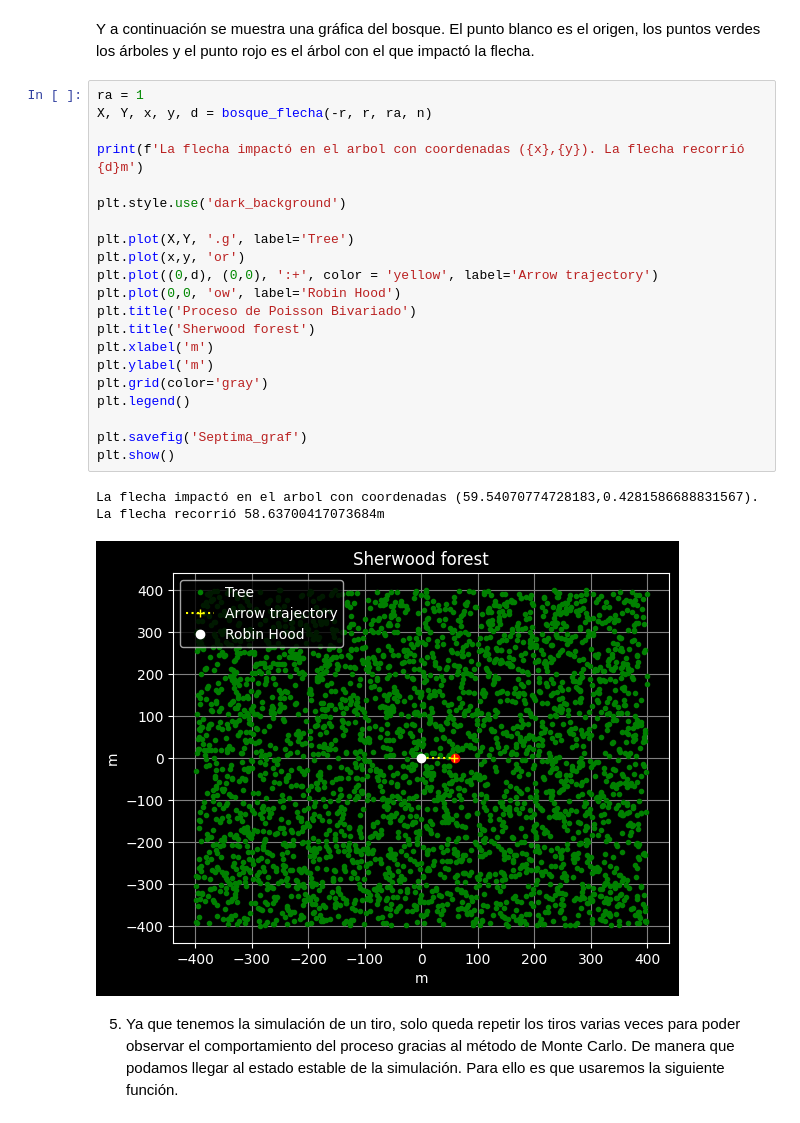
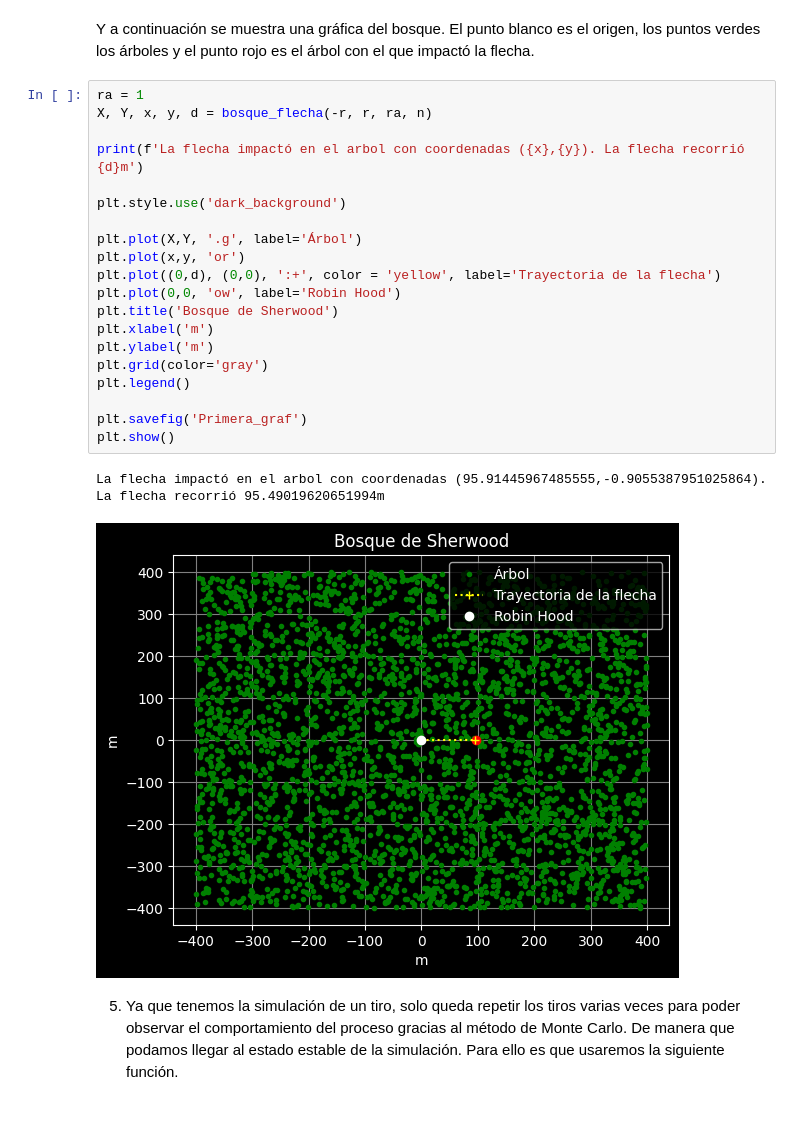
Before and after one commit to Vixuz144/Simu2, a Jupyter notebook: Robin_Hood[ES].ipynb, the cells around one changed output. Cells and saved outputs as stored; diff of their text form.

```diff
--- a/Robin_Hood[ES].ipynb
+++ b/Robin_Hood[ES].ipynb
@@ -92,27 +92,26 @@ Y a continuación se muestra una gráfica del bosque. El punto blanco es el orig
 # %%
 ra = 1
 X, Y, x, y, d = bosque_flecha(-r, r, ra, n)
 
 print(f'La flecha impactó en el arbol con coordenadas ({x},{y}). La flecha recorrió {d}m')
 
 plt.style.use('dark_background')
 
-plt.plot(X,Y, '.g', label='Tree')
+plt.plot(X,Y, '.g', label='Árbol')
 plt.plot(x,y, 'or')
-plt.plot((0,d), (0,0), ':+', color = 'yellow', label='Arrow trajectory')
+plt.plot((0,d), (0,0), ':+', color = 'yellow', label='Trayectoria de la flecha')
 plt.plot(0,0, 'ow', label='Robin Hood')
-plt.title('Proceso de Poisson Bivariado')
-plt.title('Sherwood forest')
+plt.title('Bosque de Sherwood')
 plt.xlabel('m')
 plt.ylabel('m')
 plt.grid(color='gray')
 plt.legend()
 
-plt.savefig('Septima_graf')
+plt.savefig('Primera_graf')
 plt.show()
 # %% [output]
-La flecha impactó en el arbol con coordenadas (59.54070774728183,0.4281586688831567). La flecha recorrió 58.63700417073684m
+La flecha impactó en el arbol con coordenadas (95.91445967485555,-0.9055387951025864). La flecha recorrió 95.49019620651994m
-[figure, old version]
+[figure, new version]
 # %% [markdown]
 5. Ya que tenemos la simulación de un tiro, solo queda repetir los tiros varias veces para poder observar el comportamiento del proceso gracias al método de Monte Carlo. De manera que podamos llegar al estado estable de la simulación. Para ello es que usaremos la siguiente función.
 # %%
```
Also changed, not shown: parts of 106 cells of this notebook.
